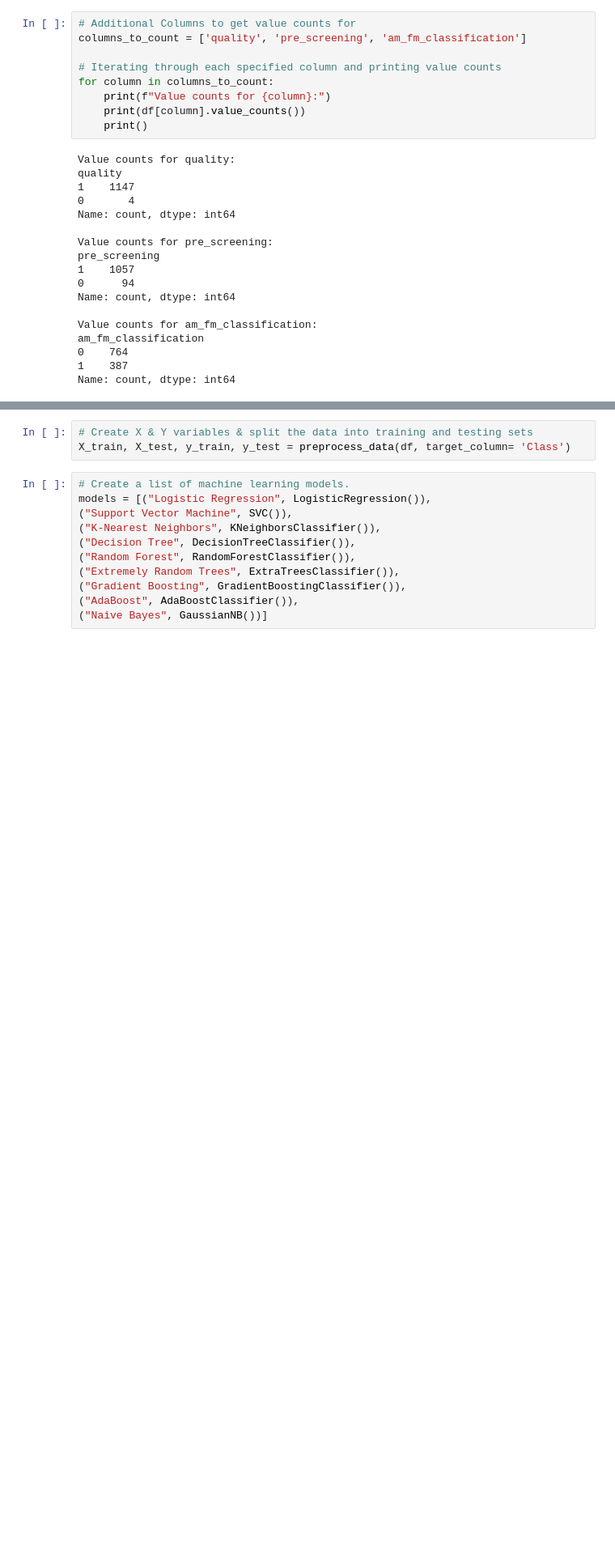
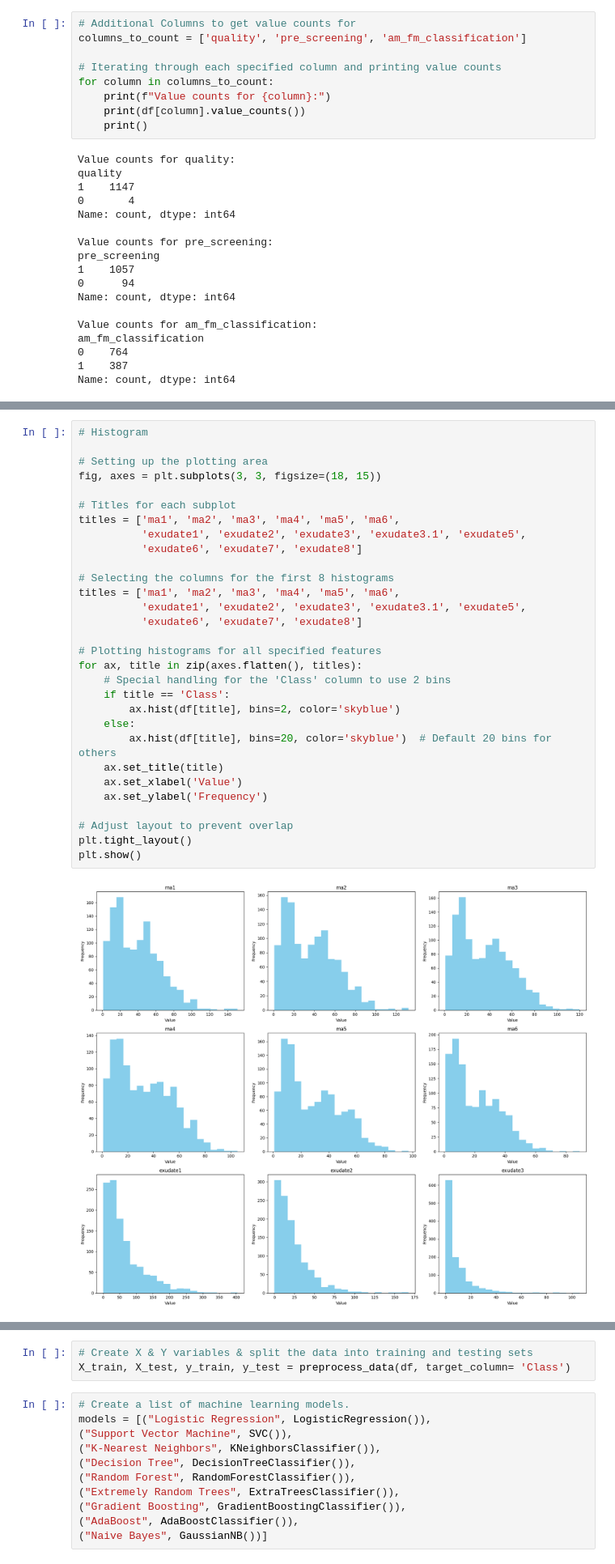
Before and after one commit to leonej01/Project-2-ML-Diabetic-Retinopathy, a Jupyter notebook: Starter_file.ipynb, the cells around one changed output, grey strips where cells are left out. Shown at 81% size. Saved outputs shown, nothing was run; the diff lists cells and outputs as text; blank space fills up the shorter version.

```diff
--- a/Starter_file.ipynb
+++ b/Starter_file.ipynb
@@ -92,0 +113,32 @@ Name: count, dtype: int64
+# %%
+# Histogram
+
+# Setting up the plotting area
+fig, axes = plt.subplots(3, 3, figsize=(18, 15))
+
+# Titles for each subplot
+titles = ['ma1', 'ma2', 'ma3', 'ma4', 'ma5', 'ma6',
+          'exudate1', 'exudate2', 'exudate3', 'exudate3.1', 'exudate5',
+          'exudate6', 'exudate7', 'exudate8']
+
+# Selecting the columns for the first 8 histograms
+titles = ['ma1', 'ma2', 'ma3', 'ma4', 'ma5', 'ma6',
+          'exudate1', 'exudate2', 'exudate3', 'exudate3.1', 'exudate5',
+          'exudate6', 'exudate7', 'exudate8']
+
+# Plotting histograms for all specified features
+for ax, title in zip(axes.flatten(), titles):
+    # Special handling for the 'Class' column to use 2 bins
+    if title == 'Class':
+        ax.hist(df[title], bins=2, color='skyblue')
+    else:
+        ax.hist(df[title], bins=20, color='skyblue')  # Default 20 bins for others
+    ax.set_title(title)
+    ax.set_xlabel('Value')
+    ax.set_ylabel('Frequency')
+
+# Adjust layout to prevent overlap
+plt.tight_layout()
+plt.show()
+# %% [output]
+[figure, added]
```
Also changed, not shown: parts of 22 cells of this notebook.
